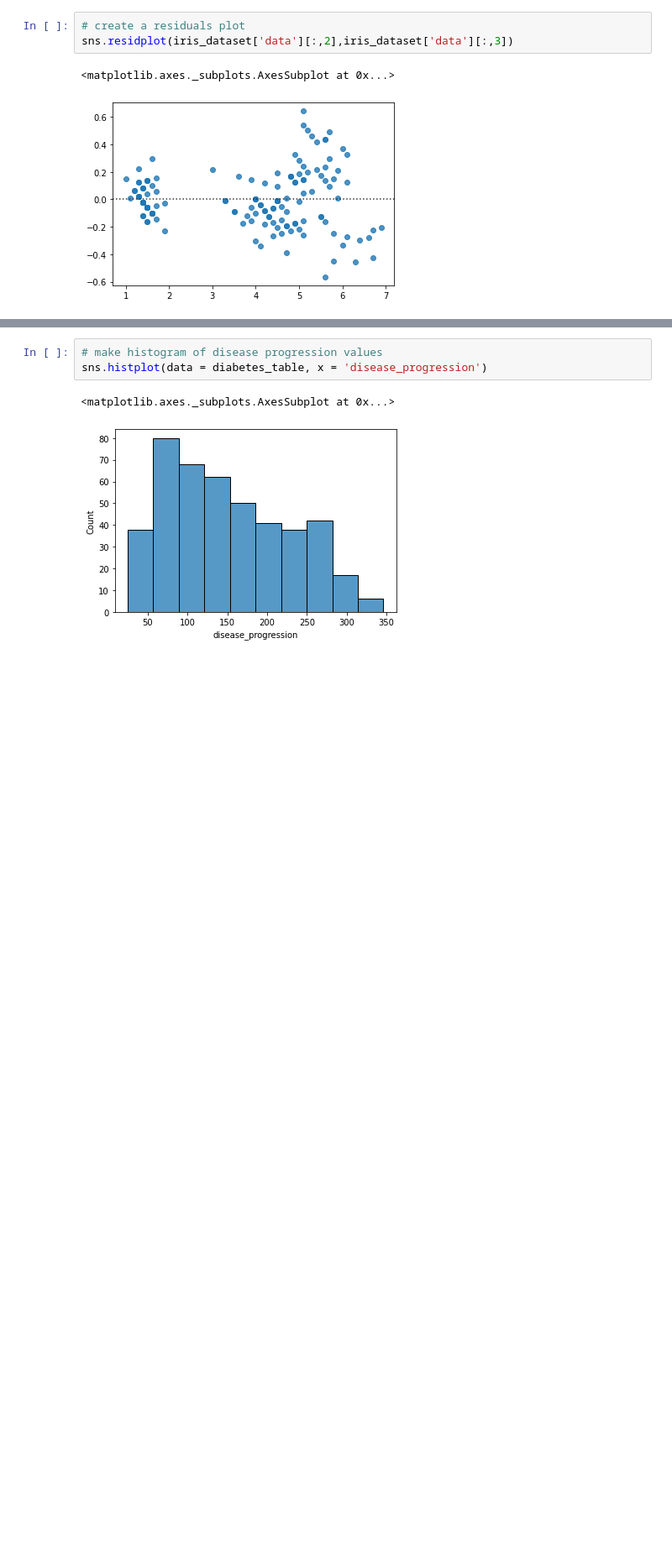
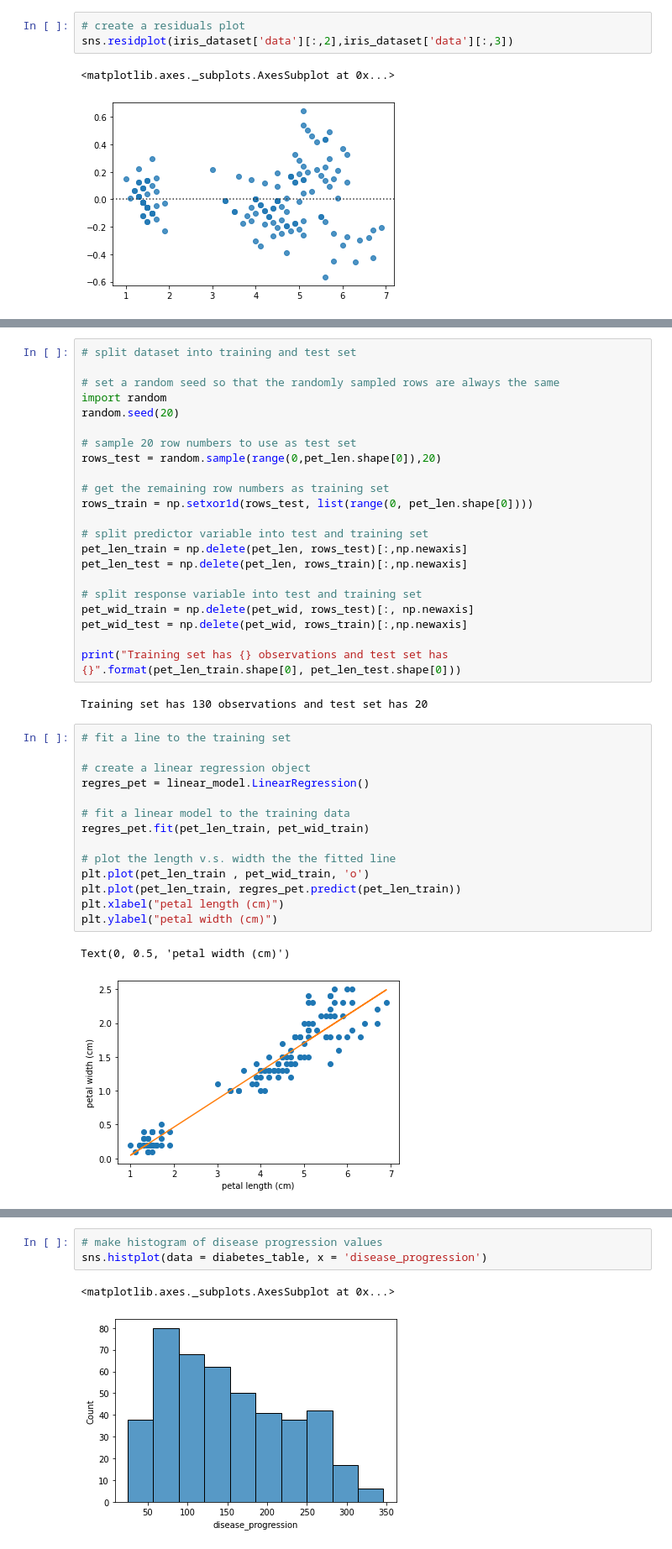
Before and after one commit to IvoLeist/ml_cnag-crg_course, a Jupyter notebook: day2/ML_course_CNAG_CRG_day2.ipynb, the cells around one changed output, grey strips where cells are left out. Shown at 84% size. Cells and saved outputs as stored; diff of their text form; blank space fills up the shorter version.

```diff
--- a/day2/ML_course_CNAG_CRG_day2.ipynb
+++ b/day2/ML_course_CNAG_CRG_day2.ipynb
@@ -191,0 +270,41 @@ The process has the following steps:
+# %%
+# split dataset into training and test set
+
+# set a random seed so that the randomly sampled rows are always the same
+import random
+random.seed(20)
+
+# sample 20 row numbers to use as test set
+rows_test = random.sample(range(0,pet_len.shape[0]),20)
+
+# get the remaining row numbers as training set
+rows_train = np.setxor1d(rows_test, list(range(0, pet_len.shape[0])))
+
+# split predictor variable into test and training set
+pet_len_train = np.delete(pet_len, rows_test)[:,np.newaxis]
+pet_len_test = np.delete(pet_len, rows_train)[:,np.newaxis]
+
+# split response variable into test and training set
+pet_wid_train = np.delete(pet_wid, rows_test)[:, np.newaxis]
+pet_wid_test = np.delete(pet_wid, rows_train)[:,np.newaxis]
+
+print("Training set has {} observations and test set has {}".format(pet_len_train.shape[0], pet_len_test.shape[0]))
+# %% [output]
+Training set has 130 observations and test set has 20
+# %%
+# fit a line to the training set
+
+# create a linear regression object
+regres_pet = linear_model.LinearRegression()
+
+# fit a linear model to the training data
+regres_pet.fit(pet_len_train, pet_wid_train)
+
+# plot the length v.s. width the the fitted line
+plt.plot(pet_len_train , pet_wid_train, 'o')
+plt.plot(pet_len_train, regres_pet.predict(pet_len_train))
+plt.xlabel("petal length (cm)")
+plt.ylabel("petal width (cm)")
+# %% [output]
+Text(0, 0.5, 'petal width (cm)')
+[figure, added]
```
Also changed, not shown: parts of 49 cells of this notebook.
